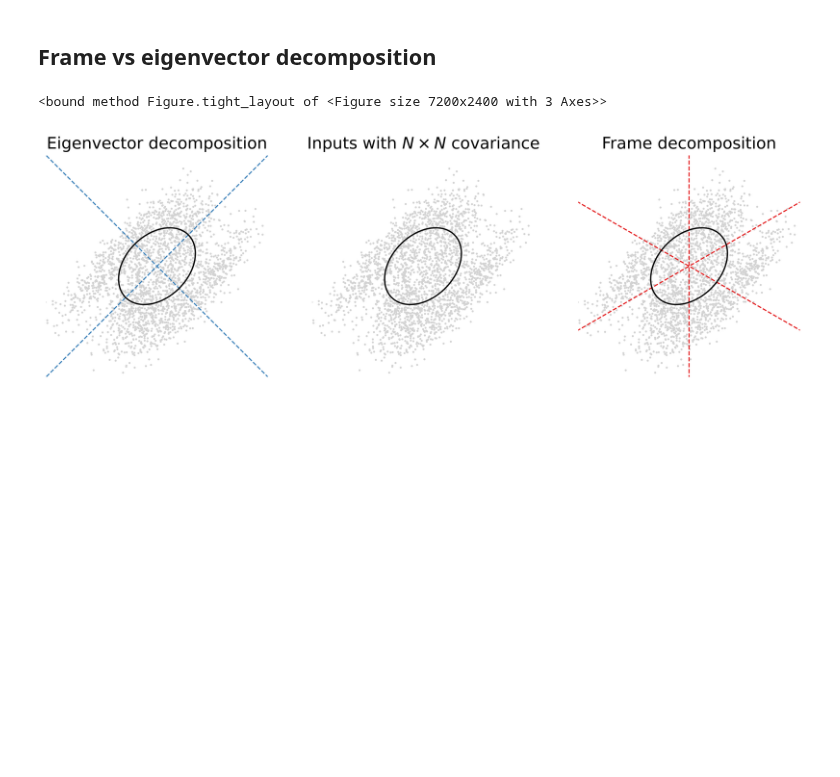
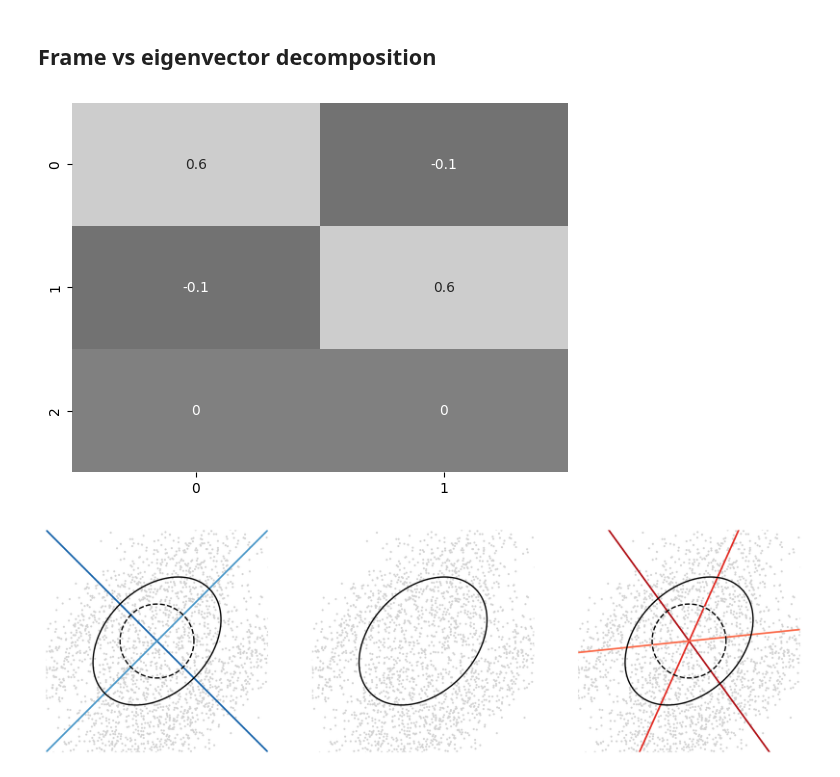
Before and after one commit to lyndond/frame_whitening, a Jupyter notebook: figures/cosyne_poster_figs.ipynb, the cells around one changed output. Drawn from its saved outputs; the diff is of its cells as text; code cells hidden in the pictures; blank space fills up the shorter version.

```diff
--- a/figures/cosyne_poster_figs.ipynb
+++ b/figures/cosyne_poster_figs.ipynb
@@ -114,13 +115,12 @@ steps = np.logspace(0, np.log10(len(g_all)), 25, dtype=int)
 to_plot = g_all[steps]
 n_steps = len(to_plot)
 
+variances = np.array([compute_variances(g, W, C) for g in g_all])
 # dummy colorbar
 cmap = 'magma'
 fig, ax = plt.subplots(1, 1, dpi=0)
 im = plt.imshow(np.linspace(0, 1, len(variances))[:, None], cmap=cmap)
 plt.close(fig)
-
-variances = np.array([compute_variances(g, W, C) for g in g_all])
 
 cols_frame = sns.color_palette('husl', 3)
 
@@ -130,7 +130,7 @@ fig, ax = plt.subplots(1, 2, dpi=600, figsize=(6, 3), gridspec_kw={'width_ratios
 with sns.plotting_context('paper'):
     for i in range(3):
         ax[0].plot(variances[:,i], color=cols_frame[i], lw=2, label=f'$z_{i+1}^2$')
-cbaxes = inset_axes(ax[0], width="100%", height="2.5%", loc='lower left')
+cbaxes = inset_axes(ax[0], width="100%", height="5%", loc='lower left')
 cb = plt.colorbar(im, cax=cbaxes, orientation='horizontal', ticks=[], label='Time')
 cb.outline.set_edgecolor('none')
 ax[0].legend(loc='upper right', frameon=False)
@@ -150,19 +150,19 @@ for i, g in enumerate(to_plot):
     fwplt.plot_ellipse(M@C@M, n_pts=200, color=cols_ellipse[i], alpha=.6, ax=ax[1], lw=2)
 
 # plot axes spanned by frame vectors in W
-def plot_frame(W, x, ax, colors, lw=2):
+def plot_frame(W, x, ax, colors, lw=2, ls='--'):
     N = W.shape[1]
     for i in range(N):
-        ax.plot(x, W[0,i]/(W[1,i]+eps)*x, color=colors[i], lw=lw, ls='--', zorder=-1)
+        ax.plot(x, W[0,i]/(W[1,i]+eps)*x, color=colors[i], lw=lw, ls=ls, zorder=-1)
 
 lims = np.array((-3., 3.))
 x = np.linspace(*(lims*2), 100)
 eps = 1E-6
-plot_frame(W, x, ax[1], colors=cols_frame, lw=2)
+plot_frame(W, x, ax[1], colors=cols_frame, lw=2, ls='-')
 # cbaxes = inset_axes(ax, width="25%", height="5%", loc='lower right')
 # plt.colorbar(im, cax=cbaxes, orientation='horizontal', ticks=[], label='Time')
 ax[1].axis('square')
-ax[1].set(xlim=lims, ylim=lims, xticks=[], yticks=[], title='Covariance over time', ylabel=r'$y_2$', xlabel=r'$y_1$')
+ax[1].set(xlim=lims, ylim=lims, xticks=[], yticks=[], title='Covariance', ylabel=r'$y_2$', xlabel=r'$y_1$')
 # ax[1].axis('off')
 sns.despine(ax=ax[1], )
 fig.tight_layout()
@@ -227,57 +227,73 @@ Cxx = np.array([
     [3, 1],
     [1, 3]
 ])
+
+import scipy.linalg
+fig, ax = plt.subplots(1, 1)
+Cxx_inv_sqrt = np.linalg.inv(sp.linalg.sqrtm(Cxx))
+Cxx_inv_sqrt = np.concatenate([Cxx_inv_sqrt, np.zeros((1,2))], axis=0)
+sns.heatmap(Cxx_inv_sqrt, ax=ax, annot=True, cmap="gray", vmin=-1, vmax=1, cbar=False)
 
 _, Vx = np.linalg.eigh(Cxx)
 
 Lxx = sp.linalg.sqrtm(Cxx)
 
 tmp = np.linalg.inv(np.cov(X.T))
 L12 = np.linalg.cholesky(tmp)
 
 Xw = X @ L12
 X0 = Xw @ Lxx
 np.cov(X0.T)
 
 
 _, Vxx = np.linalg.eigh(Cxx)
 F = np.array([[1, 1/np.sqrt(2), 0],
               [0, 1/np.sqrt(2), 1]])
 
 def plot_axis(ax, lims):
     # plots vertical and horizontal axes
     ax.hlines(0, *lims, color='gray', lw=1, zorder=-1)
     ax.vlines(0, *lims, color='gray', lw=1, zorder=-1)
 
-axlim = 5
+axlim = 3
 lims = np.array((-axlim, axlim))
 fig, ax = plt.subplots(1, 3, figsize=(12, 4), dpi=600, sharex="all", sharey="all")
-cols = sns.color_palette('Set1')
+cols_blues = sns.color_palette('Blues_r', 2+2)
+cols_reds = sns.color_palette('Reds_r', 3+2)
+In = np.eye(2)
+stdev = 1.0
+lw = 1.5
 with sns.plotting_context("paper", font_scale=1.5):
-  ax[0].scatter(*X0.T, color="lightgrey", s=1, zorder=-1)
-  ax[0].axis("square")
-  fwplt.plot_ellipse(Cxx, n_pts=100, ax=ax[0], color="k", stdev=1.)
-  plot_frame(Vxx, x, ax[0], colors=[cols[1]]*2, lw=1)
-#   plot_axis(ax[0], lims)
+    ax[0].scatter(*X0.T, color="lightgrey", s=1, zorder=-1)
+    ax[0].axis("square")
+    fwplt.plot_ellipse(Cxx, n_pts=100, ax=ax[0], color="k", stdev=stdev)
+    plot_frame(Vxx, x, ax[0], colors=cols_blues, lw=lw, ls='-')
+    fwplt.plot_ellipse(In, n_pts=100, ax=ax[0], color="w", stdev=stdev)
+    fwplt.plot_ellipse(In, n_pts=100, ax=ax[0], color="k", stdev=stdev, ls="--")
+    #   plot_axis(ax[0], lims)
 
-  ax[1].scatter(*X0.T, color="lightgrey", s=1, zorder=-1)
-  ax[1].axis("square")
-  fwplt.plot_ellipse(Cxx, n_pts=100, ax=ax[1], color="k", stdev=1.)
-  ax[1].axis("square")
-#   plot_axis(ax[1], lims)
+    ax[1].scatter(*X0.T, color="lightgrey", s=1, zorder=-1)
+    ax[1].axis("square")
+    fwplt.plot_ellipse(Cxx, n_pts=100, ax=ax[1], color="k", stdev=stdev)
+    ax[1].axis("square")
+    #   plot_axis(ax[1], lims)
 
-  ax[2].scatter(*X0.T, color="lightgrey", s=1, zorder=-1)
-  ax[2].axis("square")
-  fwplt.plot_ellipse(Cxx, n_pts=100, ax=ax[2], color="k", stdev=1.)
-  plot_frame(W_mercedes, x, ax[2], colors=[cols[0]]*3, lw=1)
+    rng = np.random.default_rng(42069)
+    Q, _ = np.linalg.qr(rng.standard_normal((2, 2)))
+    ax[2].scatter(*X0.T, color="lightgrey", s=1, zorder=-1)
+    ax[2].axis("square")
+    fwplt.plot_ellipse(Cxx, n_pts=100, ax=ax[2], color="k", stdev=stdev)
+    fwplt.plot_ellipse(In, n_pts=100, ax=ax[2], color="w", stdev=stdev)
+    fwplt.plot_ellipse(In, n_pts=100, ax=ax[2], color="k", stdev=stdev, ls="--")
+    plot_frame(Q @ W_mercedes, x, ax[2], colors=cols_reds, lw=lw, ls='-')
 
-  ax[0].set(xticks=[], yticks=[], xlim=(-axlim,axlim), ylim=(-axlim, axlim),
-  title='Eigenvector decomposition'
-  )
-  ax[1].set(title=r'Inputs with $N\times N$ covariance')
-  ax[2].set(title='Frame decomposition')
-  sns.despine(bottom=True, left=True)
-fig.tight_layout
+    ax[0].set(xticks=[], yticks=[], xlim=(-axlim,axlim), ylim=(-axlim, axlim),
+    #   title='Eigenvector decomposition'
+    )
+    #   ax[1].set(title=r'Inputs with $N\times N$ covariance')
+    #   ax[2].set(title='Frame decomposition')
+    sns.despine(bottom=True, left=True)
+    fig.tight_layout
 # %% [output]
-<bound method Figure.tight_layout of <Figure size 7200x2400 with 3 Axes>>
-[figure, old version]
+[figure, new version]
+[figure, added]
```
Also changed, not shown: parts of 2 cells of this notebook, 5 other files.
